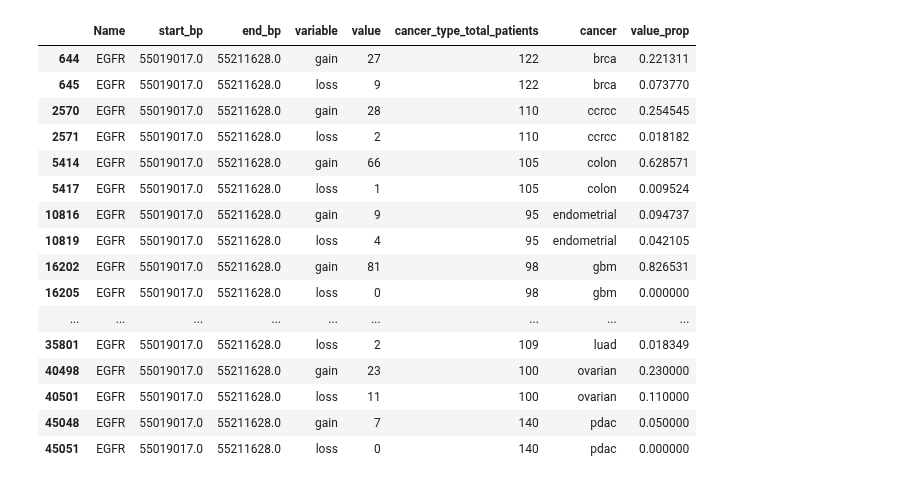
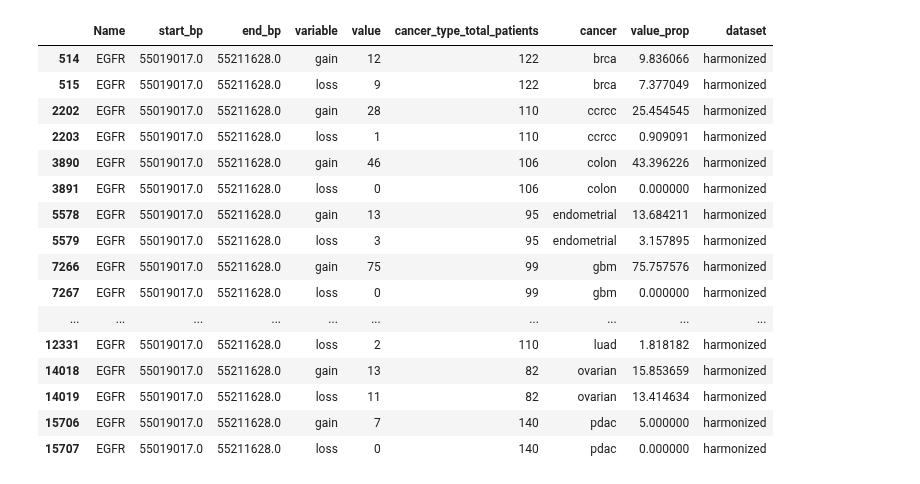
Before and after one commit to PayneLab/pancancerCNV, a Jupyter notebook: chromosome_07/egfr_harmonized_vs_awg_cnv.ipynb, the cells around one changed output. Cells and saved outputs as stored; diff of their text form; code cells hidden in the pictures.

```diff
--- a/chromosome_07/egfr_harmonized_vs_awg_cnv.ipynb
+++ b/chromosome_07/egfr_harmonized_vs_awg_cnv.ipynb
@@ -28,23 +32,28 @@ awg
-# %%
-awg_e = awg.drop(columns=["Database_ID"])
-df = awg_e[awg_e["Name"] == "EGFR"].drop_duplicates(keep="first")
-df = df.assign(value_prop=df["value"] / df["cancer_type_total_patients"])
-df
-# %% [output]
-|  | Name | start_bp | end_bp | variable | value | cancer_type_total_patients | cancer | value_prop |
-| 644 | EGFR | 55019017.0 | 55211628.0 | gain | 27 | 122 | brca | 0.221311 |
-| 645 | EGFR | 55019017.0 | 55211628.0 | loss | 9 | 122 | brca | 0.073770 |
-| 2570 | EGFR | 55019017.0 | 55211628.0 | gain | 28 | 110 | ccrcc | 0.254545 |
-| 2571 | EGFR | 55019017.0 | 55211628.0 | loss | 2 | 110 | ccrcc | 0.018182 |
-| 5414 | EGFR | 55019017.0 | 55211628.0 | gain | 66 | 105 | colon | 0.628571 |
-| 5417 | EGFR | 55019017.0 | 55211628.0 | loss | 1 | 105 | colon | 0.009524 |
-| 10816 | EGFR | 55019017.0 | 55211628.0 | gain | 9 | 95 | endometrial | 0.094737 |
-| 10819 | EGFR | 55019017.0 | 55211628.0 | loss | 4 | 95 | endometrial | 0.042105 |
-| 16202 | EGFR | 55019017.0 | 55211628.0 | gain | 81 | 98 | gbm | 0.826531 |
-| 16205 | EGFR | 55019017.0 | 55211628.0 | loss | 0 | 98 | gbm | 0.000000 |
-| ... | ... | ... | ... | ... | ... | ... | ... | ... |
-| 35801 | EGFR | 55019017.0 | 55211628.0 | loss | 2 | 109 | luad | 0.018349 |
-| 40498 | EGFR | 55019017.0 | 55211628.0 | gain | 23 | 100 | ovarian | 0.230000 |
-| 40501 | EGFR | 55019017.0 | 55211628.0 | loss | 11 | 100 | ovarian | 0.110000 |
-| 45048 | EGFR | 55019017.0 | 55211628.0 | gain | 7 | 140 | pdac | 0.050000 |
-| 45051 | EGFR | 55019017.0 | 55211628.0 | loss | 0 | 140 | pdac | 0.000000 |
+# %%
+harmonized = pd.read_csv(os.path.join("data", "cnv_counts_pancan.tsv"), sep='\t')
+# harmonized = pd.read_csv(os.path.join("data", "cnv_counts.tsv"), sep='\t')
+harmonized = harmonized.drop(columns=["Database_ID"])
+harmonized = harmonized[harmonized["Name"] == "EGFR"].drop_duplicates(keep="first")
+harmonized = harmonized.assign(
+    value_prop=harmonized["value"] / harmonized["cancer_type_total_patients"] * 100,
+    dataset="harmonized",
+)
+harmonized
+# %% [output]
+|  | Name | start_bp | end_bp | variable | value | cancer_type_total_patients | cancer | value_prop | dataset |
+| 514 | EGFR | 55019017.0 | 55211628.0 | gain | 12 | 122 | brca | 9.836066 | harmonized |
+| 515 | EGFR | 55019017.0 | 55211628.0 | loss | 9 | 122 | brca | 7.377049 | harmonized |
+| 2202 | EGFR | 55019017.0 | 55211628.0 | gain | 28 | 110 | ccrcc | 25.454545 | harmonized |
+| 2203 | EGFR | 55019017.0 | 55211628.0 | loss | 1 | 110 | ccrcc | 0.909091 | harmonized |
+| 3890 | EGFR | 55019017.0 | 55211628.0 | gain | 46 | 106 | colon | 43.396226 | harmonized |
+| 3891 | EGFR | 55019017.0 | 55211628.0 | loss | 0 | 106 | colon | 0.000000 | harmonized |
+| 5578 | EGFR | 55019017.0 | 55211628.0 | gain | 13 | 95 | endometrial | 13.684211 | harmonized |
+| 5579 | EGFR | 55019017.0 | 55211628.0 | loss | 3 | 95 | endometrial | 3.157895 | harmonized |
+| 7266 | EGFR | 55019017.0 | 55211628.0 | gain | 75 | 99 | gbm | 75.757576 | harmonized |
+| 7267 | EGFR | 55019017.0 | 55211628.0 | loss | 0 | 99 | gbm | 0.000000 | harmonized |
+| ... | ... | ... | ... | ... | ... | ... | ... | ... | ... |
+| 12331 | EGFR | 55019017.0 | 55211628.0 | loss | 2 | 110 | luad | 1.818182 | harmonized |
+| 14018 | EGFR | 55019017.0 | 55211628.0 | gain | 13 | 82 | ovarian | 15.853659 | harmonized |
+| 14019 | EGFR | 55019017.0 | 55211628.0 | loss | 11 | 82 | ovarian | 13.414634 | harmonized |
+| 15706 | EGFR | 55019017.0 | 55211628.0 | gain | 7 | 140 | pdac | 5.000000 | harmonized |
+| 15707 | EGFR | 55019017.0 | 55211628.0 | loss | 0 | 140 | pdac | 0.000000 | harmonized |
```
Also changed, not shown: parts of 4 cells of this notebook, 2 other files.
